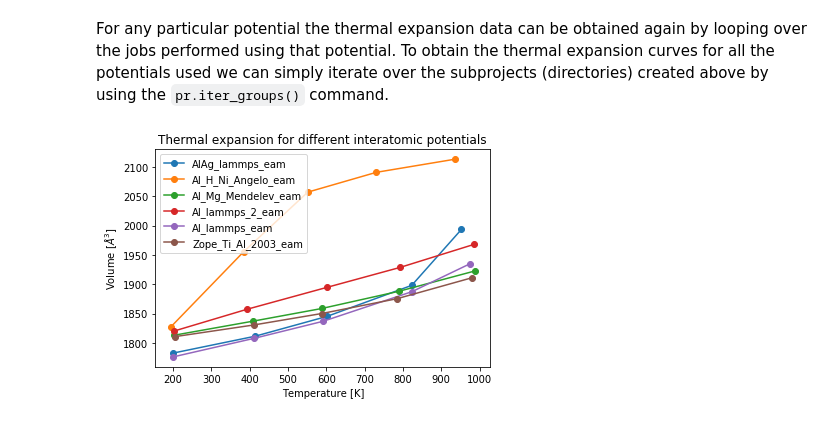
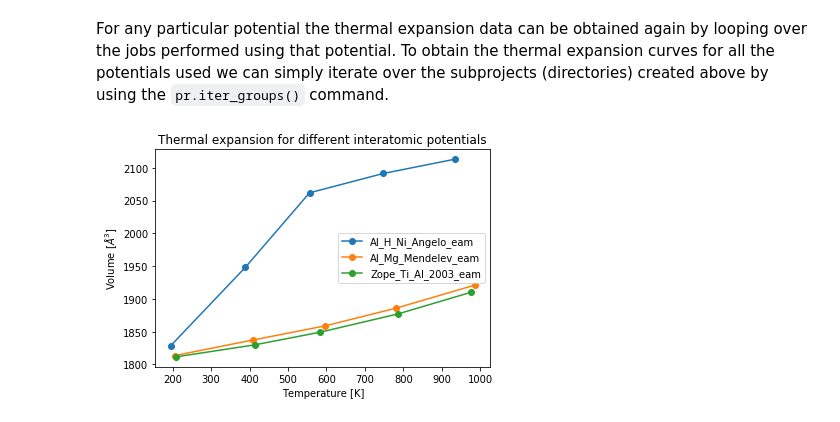
Before and after one commit to pyiron/pyiron, a Jupyter notebook: source/example_notebooks/first_steps.ipynb, the cells around one changed output. Drawn from its saved outputs; the diff is of its cells as text; code cells hidden in the pictures.

Commit message:
Plotting legend correction

```diff
--- a/source/example_notebooks/first_steps.ipynb
+++ b/source/example_notebooks/first_steps.ipynb
@@ -176,15 +176,17 @@ For any particular potential the thermal expansion data can be obtained again by
 # %%
 for p in pr.iter_groups():
     vol_lst, temp_lst = [], []
     for out in p.iter_jobs(path='output/generic'):
         volumes = out['volume']
         temperatures = out['temperatures']
         temp_lst.append(np.mean(temperatures[:-20]))
         vol_lst.append(np.mean(volumes[:-20]))
-    plt.plot(temp_lst, vol_lst,linestyle='-',marker='o',label=p.name)
-plt.legend()
+    # Plot only if there is a job in that group
+    if len(p.get_job_ids()) > 0:
+        plt.plot(temp_lst, vol_lst,linestyle='-',marker='o',label=p.name)
+plt.legend(loc='best')
 plt.title('Thermal expansion for different interatomic potentials')
 plt.xlabel('Temperature [K]')
 plt.ylabel('Volume [$\AA^3$]');
 # %% [output]
-[figure, old version]
+[figure, new version]
```
Also changed, not shown: parts of 7 cells of this notebook.
